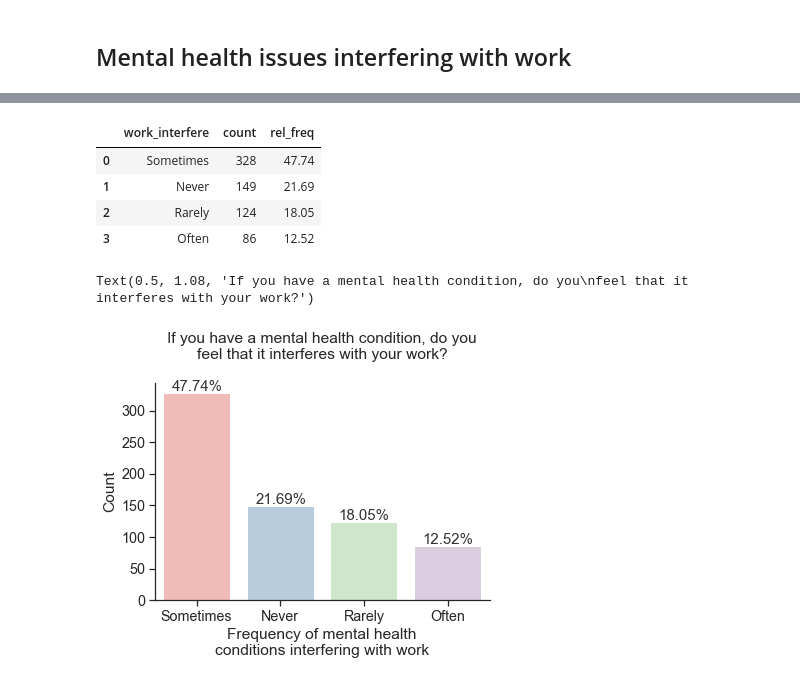
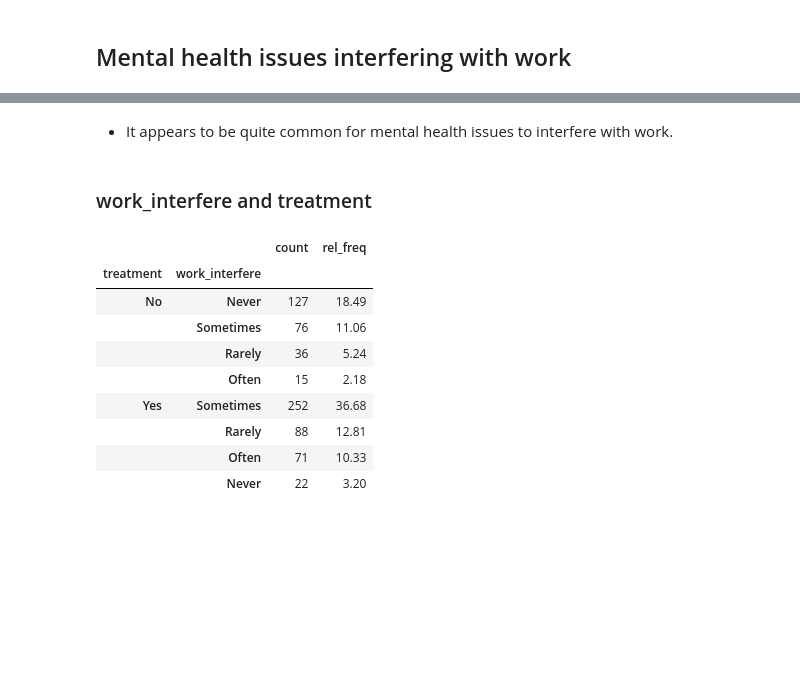
Before and after one commit to cltomiyama/MentalHealthSurvey_analysis, a Jupyter notebook: analysis/gale/analysis_notebook_gc.ipynb, the cells around one changed output, grey strips where cells are left out. Drawn from its saved outputs; the diff is of its cells as text; code cells hidden in the pictures; blank space fills up the shorter version.

```diff
--- a/analysis/gale/analysis_notebook_gc.ipynb
+++ b/analysis/gale/analysis_notebook_gc.ipynb
@@ -150,32 +174,19 @@ Text(0.5, 1.05, 'Do you have a family history of mental illness?')
+# %% [markdown]
+- It appears to be quite common for mental health issues to interfere with work.
+# %% [markdown]
+### work_interfere and treatment
 # %%
-interfere = mh0['work_interfere'].value_counts().to_frame().rename_axis('work_interfere')
-interfere = interfere.rename(columns={'work_interfere':'count'}).reset_index()
-interfere['rel_freq'] = round(((interfere['count'] / interfere['count'].sum()) * 100),2)
-interfere
+interfere_treatment = mh0.groupby('treatment')['work_interfere'].value_counts().to_frame().rename(columns={'work_interfere':'count'})
+interfere_treatment['rel_freq'] = round(((interfere_treatment['count'] / interfere_treatment['count'].sum()) * 100),2)
+interfere_treatment
 # %% [output]
-|  | work_interfere | count | rel_freq |
-| 0 | Sometimes | 328 | 47.74 |
-| 1 | Never | 149 | 21.69 |
-| 2 | Rarely | 124 | 18.05 |
-| 3 | Often | 86 | 12.52 |
+|  |  | count | rel_freq |
+| treatment | work_interfere |  |  |
+| No | Never | 127 | 18.49 |
+|  | Sometimes | 76 | 11.06 |
+|  | Rarely | 36 | 5.24 |
+|  | Often | 15 | 2.18 |
+| Yes | Sometimes | 252 | 36.68 |
+|  | Rarely | 88 | 12.81 |
+|  | Often | 71 | 10.33 |
+|  | Never | 22 | 3.20 |
-# %%
-g = sns.barplot(data=interfere, x='work_interfere', y='count')
-
-totals = []
-
-for i in g.patches:
-    totals.append(i.get_height())
-
-total = sum(totals)
-
-for i in g.patches:
-    g.text(i.get_x()+0.1, i.get_height()+3, \
-            str(round((i.get_height()/total)*100, 2))+'%', fontsize=15,
-                color='0.2')
-
-plt.xlabel('Frequency of mental health\nconditions interfering with work', y=0.9)
-plt.ylabel('Count')
-g.set_title('If you have a mental health condition, do you\nfeel that it interferes with your work?', y=1.08)
-# %% [output]
-Text(0.5, 1.08, 'If you have a mental health condition, do you\nfeel that it interferes with your work?')
-[figure, removed]
```
Also changed, not shown: parts of 44 cells of this notebook.
